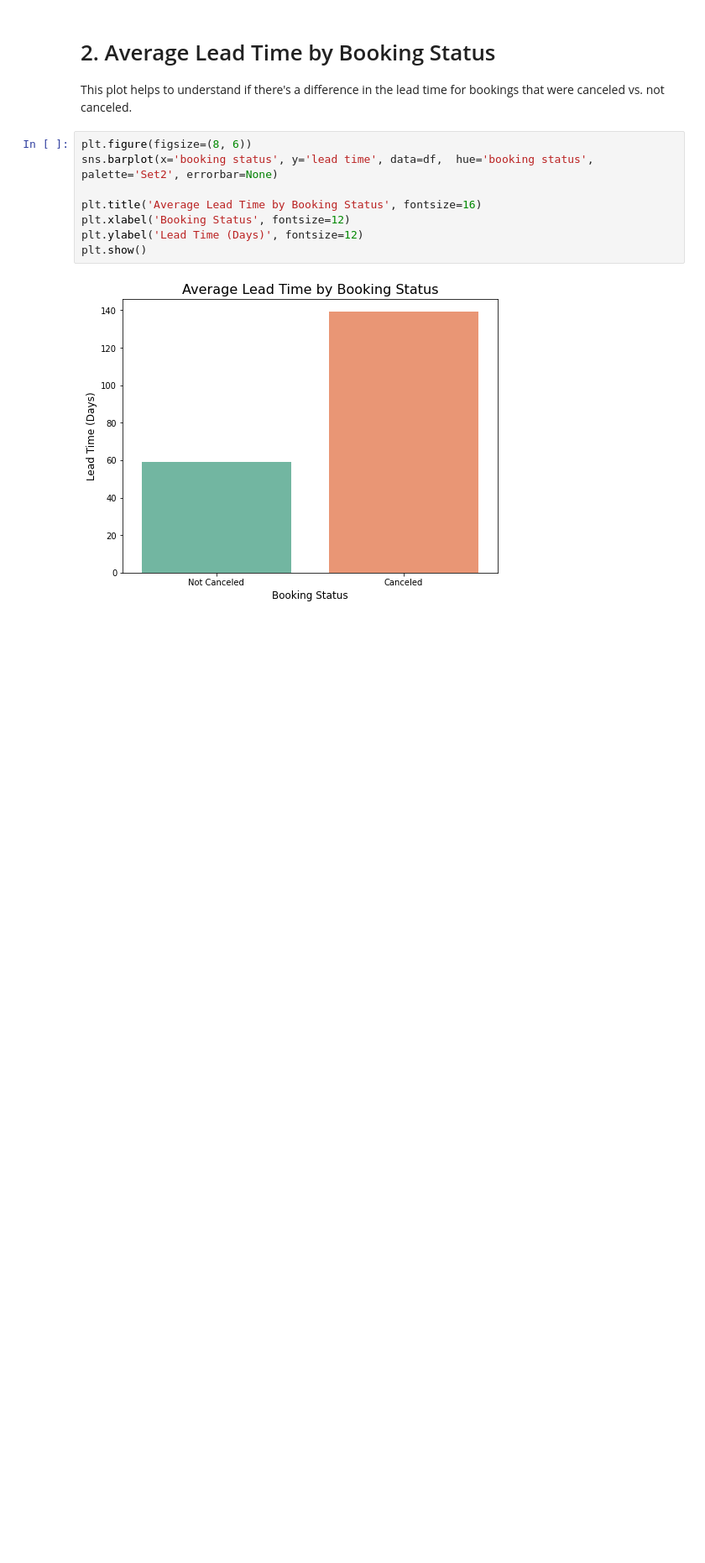
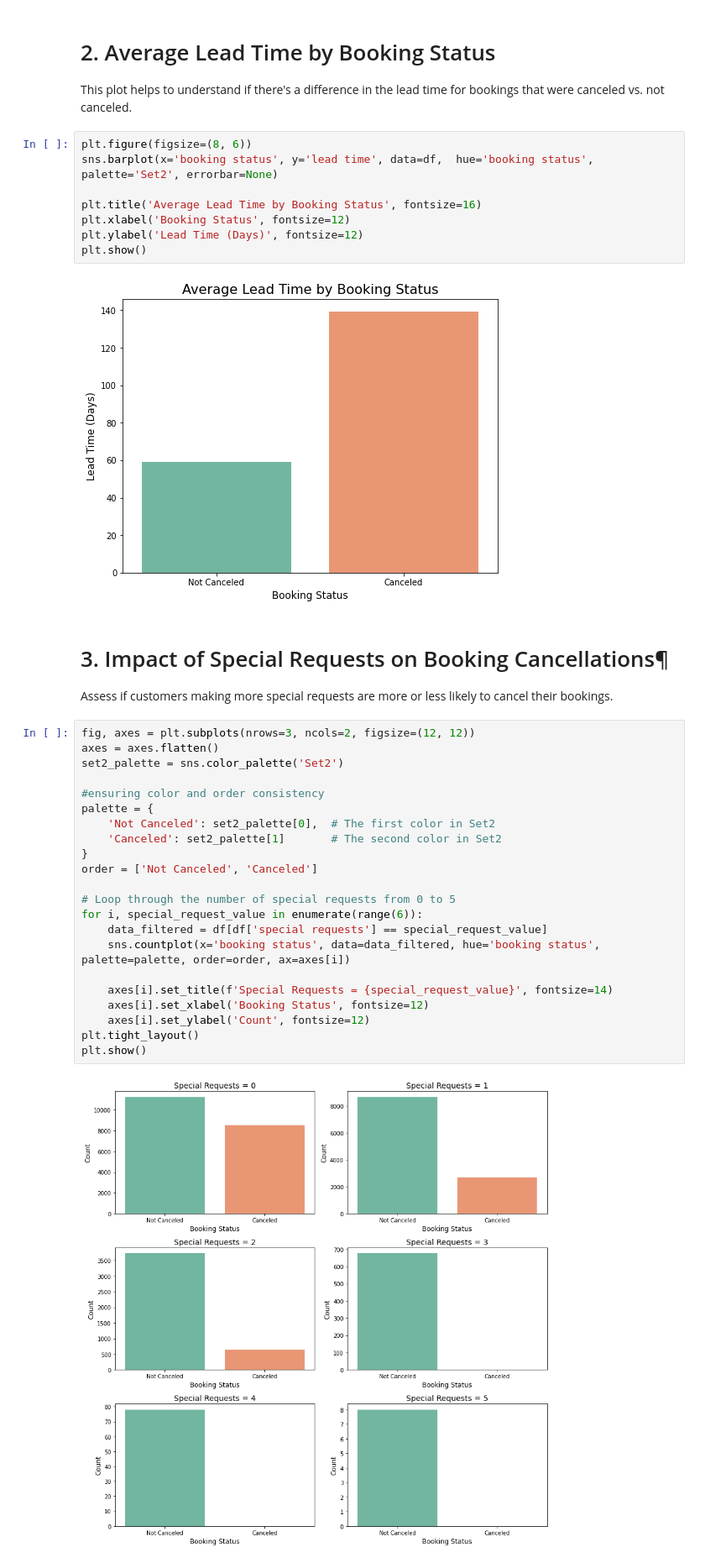
Before and after one commit to Cellula-Tech/Machine-Learning-2024-Winter-Intern-, a Jupyter notebook: cellula_first_task.ipynb, the cells around one changed output. Shown: that part at 84% size. Drawn from its saved outputs; the diff is of its cells as text; blank space fills up the shorter version.

Commit message:
added Impact of Special Requests on Booking Cancellations plots

```diff
--- a/cellula_first_task.ipynb
+++ b/cellula_first_task.ipynb
@@ -32,3 +32,30 @@ plt.ylabel('Lead Time (Days)', fontsize=12)
 plt.show()
 # %% [output]
 [figure]
+# %% [markdown]
+# 3. Impact of Special Requests on Booking Cancellations¶
+Assess if customers making more special requests are more or less likely to cancel their bookings.
+# %%
+fig, axes = plt.subplots(nrows=3, ncols=2, figsize=(12, 12))
+axes = axes.flatten()
+set2_palette = sns.color_palette('Set2')
+
+#ensuring color and order consistency
+palette = {
+    'Not Canceled': set2_palette[0],  # The first color in Set2
+    'Canceled': set2_palette[1]       # The second color in Set2
+}
+order = ['Not Canceled', 'Canceled']
+
+# Loop through the number of special requests from 0 to 5
+for i, special_request_value in enumerate(range(6)):
+    data_filtered = df[df['special requests'] == special_request_value]
+    sns.countplot(x='booking status', data=data_filtered, hue='booking status', palette=palette, order=order, ax=axes[i])
+
+    axes[i].set_title(f'Special Requests = {special_request_value}', fontsize=14)
+    axes[i].set_xlabel('Booking Status', fontsize=12)
+    axes[i].set_ylabel('Count', fontsize=12)
+plt.tight_layout()
+plt.show()
+# %% [output]
+[figure, added]
```
